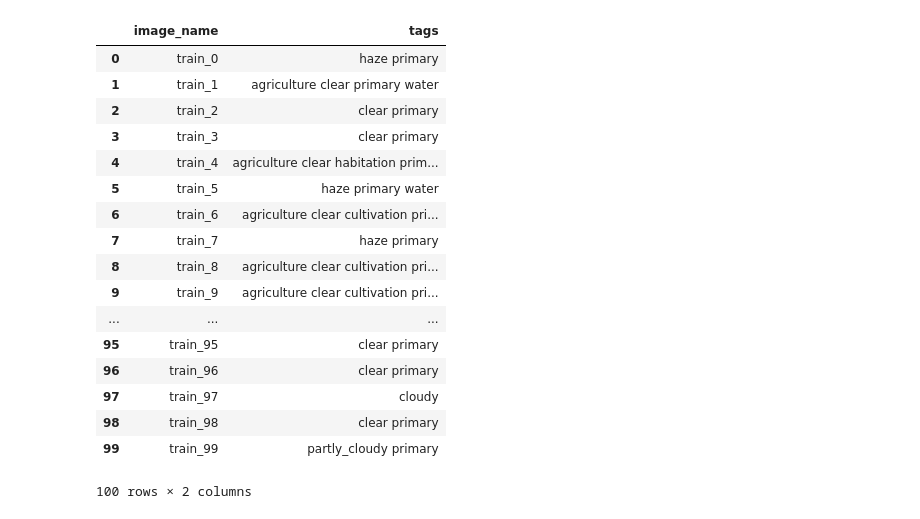
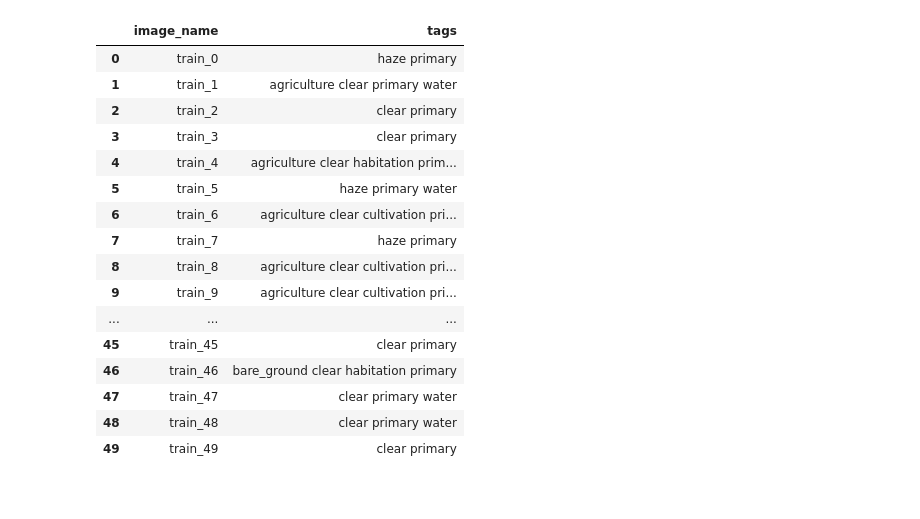
Before and after one commit to jackkwok/satellite-imagery-keras-deep-learning, a Jupyter notebook: weather_img_preprocess.ipynb, the cells around one changed output. Saved outputs shown, nothing was run; the diff lists cells and outputs as text; code cells hidden in the pictures.

```diff
--- a/weather_img_preprocess.ipynb
+++ b/weather_img_preprocess.ipynb
@@ -1,32 +1,31 @@
 # %%
 import numpy as np
 import pandas as pd # data processing, CSV file I/O (e.g. pd.read_csv)
 import os
 import gc
 from shutil import copyfile
 from shutil import move
 import re
 
 data_dir = 'D:/Downloads/amazon/'
 
 df = pd.read_csv(data_dir + 'train.csv')
-df.head(100)
+df.head(50)
 # %% [output]
 |  | image_name | tags |
 | 0 | train_0 | haze primary |
 | 1 | train_1 | agriculture clear primary water |
 | 2 | train_2 | clear primary |
 | 3 | train_3 | clear primary |
 | 4 | train_4 | agriculture clear habitation prim... |
 | 5 | train_5 | haze primary water |
 | 6 | train_6 | agriculture clear cultivation pri... |
 | 7 | train_7 | haze primary |
 | 8 | train_8 | agriculture clear cultivation pri... |
 | 9 | train_9 | agriculture clear cultivation pri... |
 | ... | ... | ... |
-| 95 | train_95 | clear primary |
-| 96 | train_96 | clear primary |
-| 97 | train_97 | cloudy |
-| 98 | train_98 | clear primary |
-| 99 | train_99 | partly_cloudy primary |
+| 45 | train_45 | clear primary |
+| 46 | train_46 | bare_ground clear habitation primary |
+| 47 | train_47 | clear primary water |
+| 48 | train_48 | clear primary water |
+| 49 | train_49 | clear primary |
-100 rows × 2 columns
```
Also changed, not shown: parts of 11 cells of this notebook, 1 other file.
